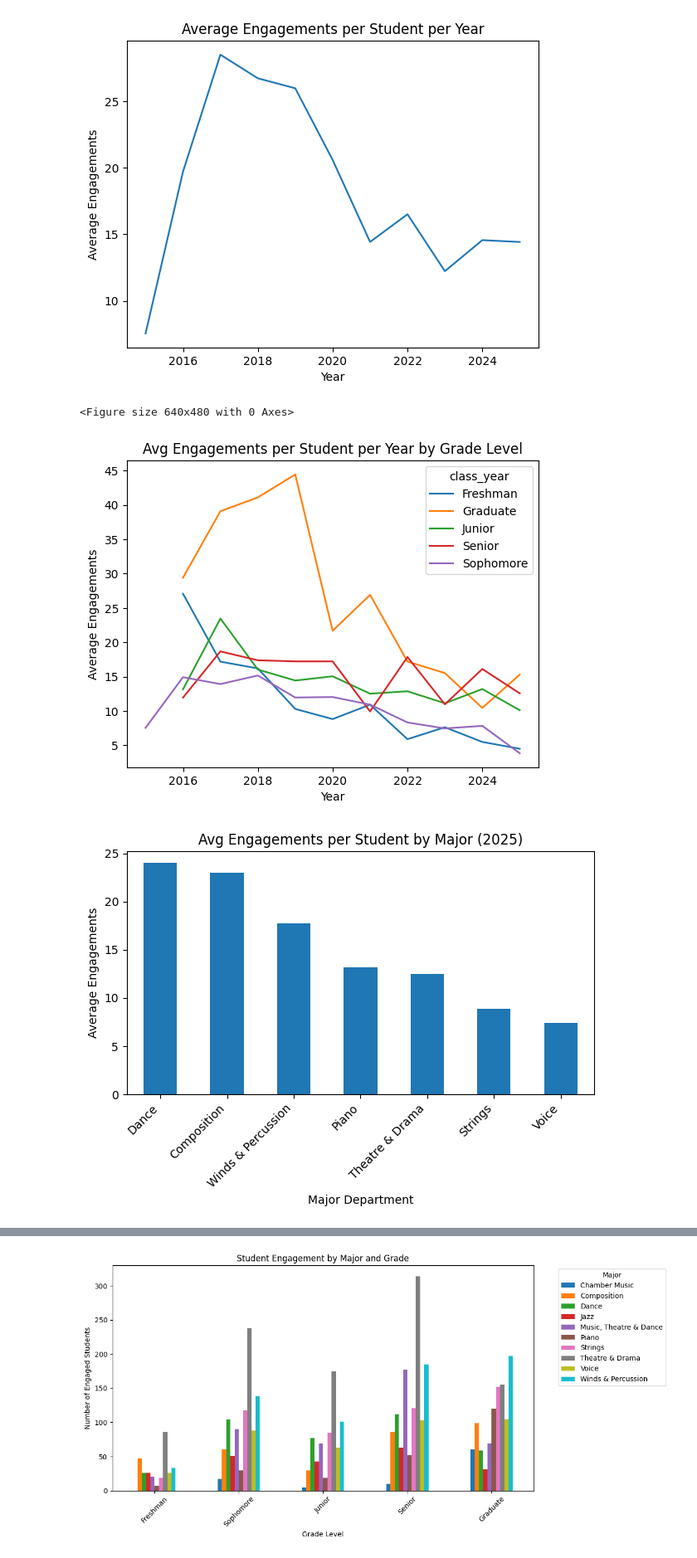
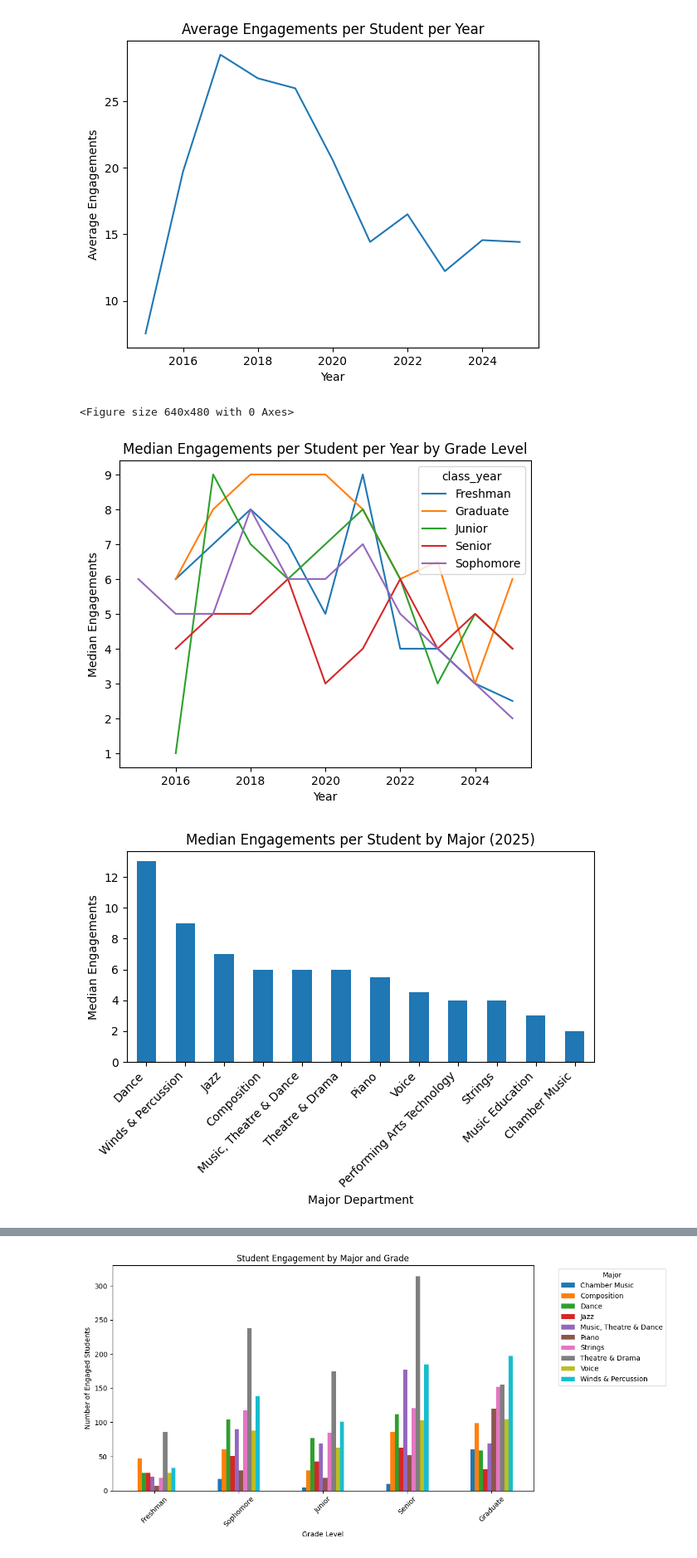
Before and after one commit to Ethan-R-Peterson/smtd-engagement-analysis, a Jupyter notebook: visualizations.ipynb, the cells around one changed output, grey strips where cells are left out. Shown at 83% size. Drawn from its saved outputs; the diff is of its cells as text; code cells hidden in the pictures.

```diff
--- a/visualizations.ipynb
+++ b/visualizations.ipynb
@@ -62,19 +62,19 @@ per_student_year_class = (
 avg_by_class = (
     per_student_year_class
     .groupby(["year", "class_year"])["engagements"]
-    .mean()
+    .median()
     .unstack()
 )
 
 plt.figure()
 avg_by_class.plot()
-plt.title("Avg Engagements per Student per Year by Grade Level")
+plt.title("Median Engagements per Student per Year by Grade Level")
 plt.xlabel("Year")
-plt.ylabel("Average Engagements")
+plt.ylabel("Median Engagements")
 plt.show()
 # %% [output]
 <Figure size 640x480 with 0 Axes>
-[figure, old version]
+[figure, new version]
 # %%
 # Step 1: filter majors with > 1000 occurrences (across full dataset)
 valid_majors = (
@@ -84,38 +84,38 @@ valid_majors = (
     .index
 )
 
 # Step 2: filter for 2025 + valid majors
 df_2025 = df[
     (df["year"] == 2025) &
     (df["major_department"].isin(valid_majors))
 ]
 
 # Step 3: engagements per student per major
 per_student_major = (
-    df_2025.groupby(["student_id", "major_department"])["experience_id"]
+    df_2025.groupby(["uniqname", "major_department"])["experience_id"]
     .count()
     .reset_index(name="engagements")
 )
 
 # Step 4: average engagements per major
 avg_by_major_2025 = (
     per_student_major
     .groupby("major_department")["engagements"]
-    .mean()
+    .median()
     .sort_values(ascending=False)
 )
 
 # Step 5: bar chart
 plt.figure()
 avg_by_major_2025.plot(kind="bar")
-plt.title("Avg Engagements per Student by Major (2025)")
+plt.title("Median Engagements per Student by Major (2025)")
 plt.xlabel("Major Department")
-plt.ylabel("Average Engagements")
+plt.ylabel("Median Engagements")
 plt.xticks(rotation=45, ha="right")
 plt.tight_layout()
 plt.show()
 # %% [output]
-[figure, old version]
+[figure, new version]
 # %%
 # First engagement per student
 first_contact = (
```
Also changed, not shown: parts of 3 cells of this notebook, 5 other files.
